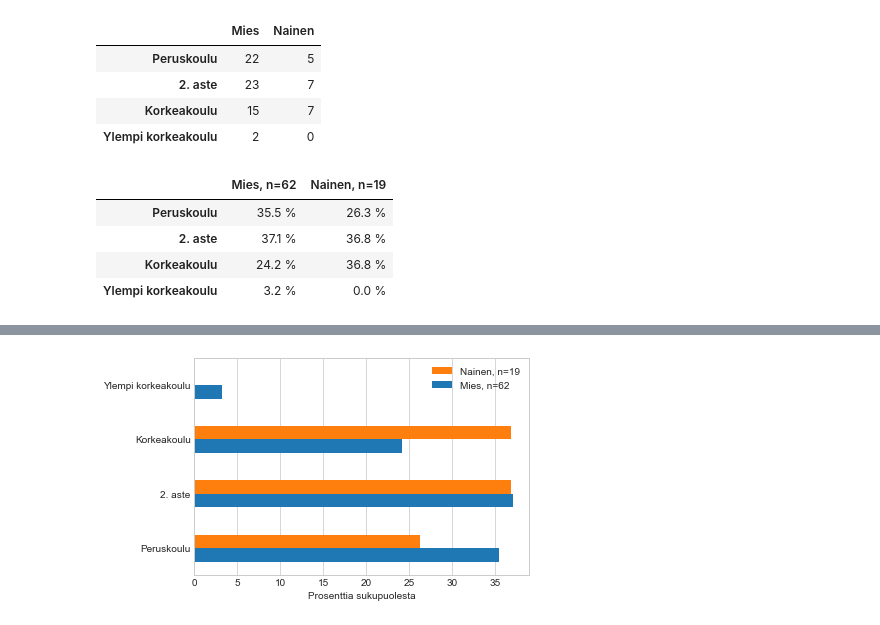
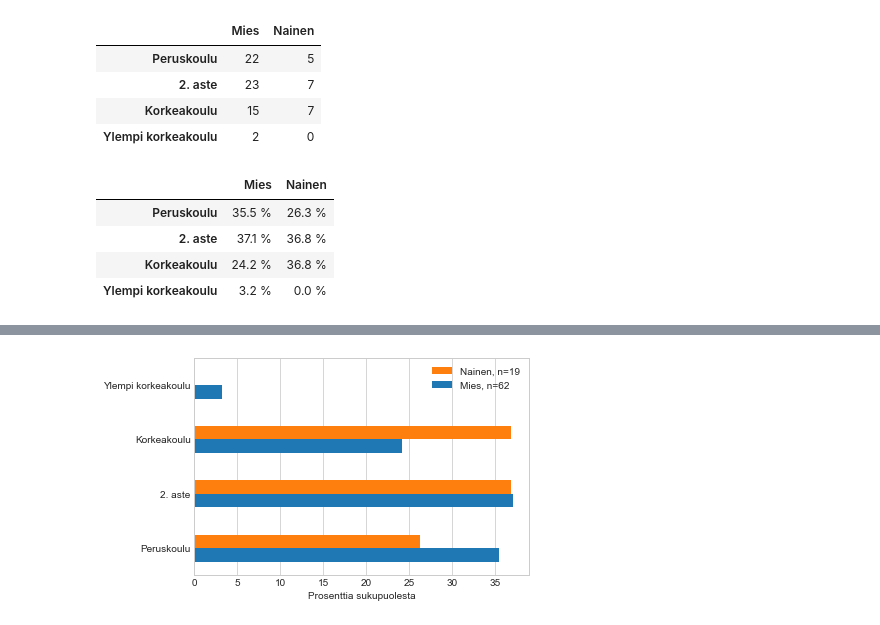
Before and after one commit to taanila/selittava, a Jupyter notebook: ristiintaulukointi.ipynb, the cells around one changed output, grey strips where cells are left out. Saved outputs shown, nothing was run; the diff lists cells and outputs as text; code cells hidden in the pictures.

```diff
--- a/ristiintaulukointi.ipynb
+++ b/ristiintaulukointi.ipynb
@@ -44,19 +49,15 @@ df1
 # %%
 # Ristiintaulukointi; prosentit (normalize) sarakkeiden kokonaismääristä
 df2 = pd.crosstab(df['koulutus'], df['sukup'], normalize = 'columns') * 100
 
-# Riviotsikot koulutus-listasta
+# Otsikot kuntoon edellä määriteltyjä listoja käyttäen
 df2.index = koulutus
-
-# Kikkailen n-arvot sarakeotsikoihin
-miehet = df['koulutus'][df['sukup'] == 1].count()
-naiset = df['koulutus'][df['sukup'] == 2].count()
-df2.columns = ['Mies, n=' + str(miehet), 'Nainen, n=' + str(naiset)]
+df2.columns = sukup
 
 # Ulkoasun tuunaus
 df2.style.format('{:.1f} %')
 # %% [output]
-|  | Mies, n=62 | Nainen, n=19 |
+|  | Mies | Nainen |
 | Peruskoulu | 35.5 % | 26.3 % |
 | 2. aste | 37.1 % | 36.8 % |
 | Korkeakoulu | 24.2 % | 36.8 % |
```
Also changed, not shown: parts of 9 cells of this notebook.
